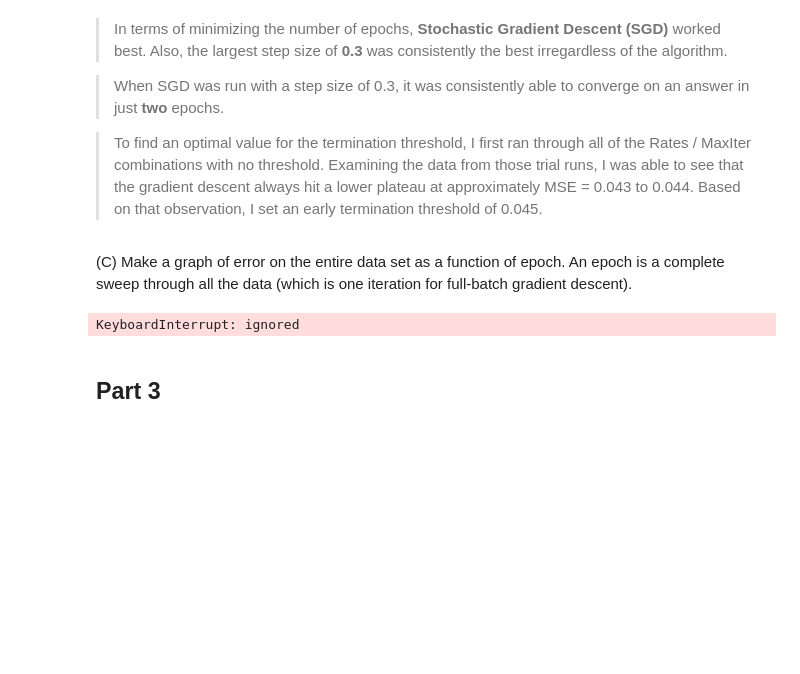
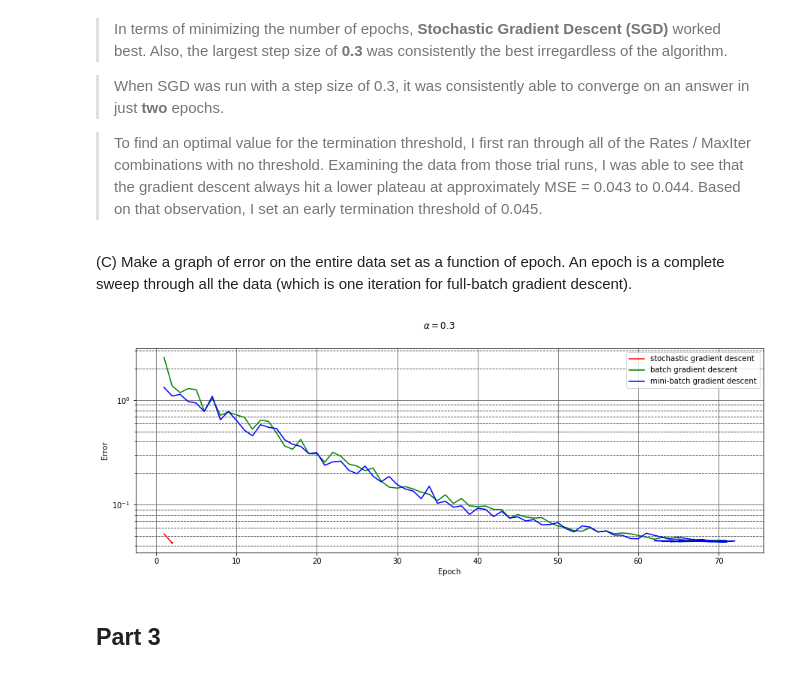
Before and after one commit to tima0476/hw1-csci5922, a Jupyter notebook: assignment_1.ipynb, the cells around one changed output. Cells and saved outputs as stored; diff of their text form; code cells hidden in the pictures; blank space fills up the shorter version.

```diff
--- a/assignment_1.ipynb
+++ b/assignment_1.ipynb
@@ -358,8 +356,6 @@ for alpha in rates:
 # %% [markdown]
 (C) Make a graph of error on the entire data set as a function of epoch. An epoch is a complete sweep through all the data (which is one iteration for full-batch gradient descent).
 # %%
-import matplotlib.pyplot as plt
-
 # Gather the data
 sgd_epoch = []
 sgd_error = []
@@ -368,36 +364,43 @@ gd_error = []
 mb_epoch = []
 mb_error = []
 
-for mi in MaxIter:
-    print(f"mi {mi}")
+for mi in range(1,100):
 
     # Stochastic Gradient Descent
     w = np.random.uniform(0, 1, (Xaug.shape[1]))  # make a random initial guess at the weights
-    _,l,i = least_squares_grad_desc(Xaug, y, w, mi, 0.3, online_epoch)
+    w,l,i = least_squares_grad_desc(Xaug, y, w, mi, 0.3, online_epoch)
     sgd_epoch.append(i)
     sgd_error.append(l)
 
     # Gradient Descent
-    _,l,i = least_squares_grad_desc(Xaug, y, w, mi, 0.3, batch_update)
+    w = np.random.uniform(0, 1, (Xaug.shape[1]))  # make a random initial guess at the weights
+    w,l,i = least_squares_grad_desc(Xaug, y, w, mi, 0.3, batch_update)
     gd_epoch.append(i)
     gd_error.append(l)
 
     # Mini-batch Gradient Descent
     w = np.random.uniform(0, 1, (Xaug.shape[1]))  # make a random initial guess at the weights
-    _,l,i = least_squares_grad_desc(Xaug, y, w, mi, 0.3, mini_batch_update, 32)
+    w,l,i = least_squares_grad_desc(Xaug, y, w, mi, 0.3, mini_batch_update, 32)
     mb_epoch.append(i)
     mb_error.append(l)
-
-# Plot the data
-fig = plt.figure()
-ax1 = fig.add_subplot(111)
-ax1.plot(sgd_epoch, sgd_error, c='r', marker="s", label='SGD')
-ax1.plot(gd_epoch,  gd_error,  c='g', marker="x", label='GD')
-ax1.plot(mb_epoch,  mb_error,  c='b', marker="0", label='MB')
-plt.legend(loc='upper left');
-plt.show()
-# %% [output]
-KeyboardInterrupt: ignored
+# %%
+import matplotlib.pyplot as plt
+
+# Plot the data
+fig = plt.figure(figsize=(15, 5))
+ax1 = fig.add_subplot(111)
+ax1.semilogy(sgd_epoch, sgd_error, c='r', label='stochastic gradient descent')
+ax1.semilogy(gd_epoch,  gd_error,  c='g', label='batch gradient descent')
+ax1.semilogy(mb_epoch,  mb_error,  c='b', label='mini-batch gradient descent')
+plt.legend(loc='upper right');
+plt.suptitle(r"$\alpha = 0.3$")
+plt.xlabel("Epoch")
+plt.ylabel("Error")
+plt.grid(b=True, which='major', color='#666666', linestyle='-')
+plt.grid(b=True, which='minor', color='#333333', linestyle='--')
+plt.show()
+# %% [output]
+[figure, added]
 # %% [markdown]
 ## Part 3
 # %% [markdown]
```
Also changed, not shown: parts of 4 cells of this notebook.
